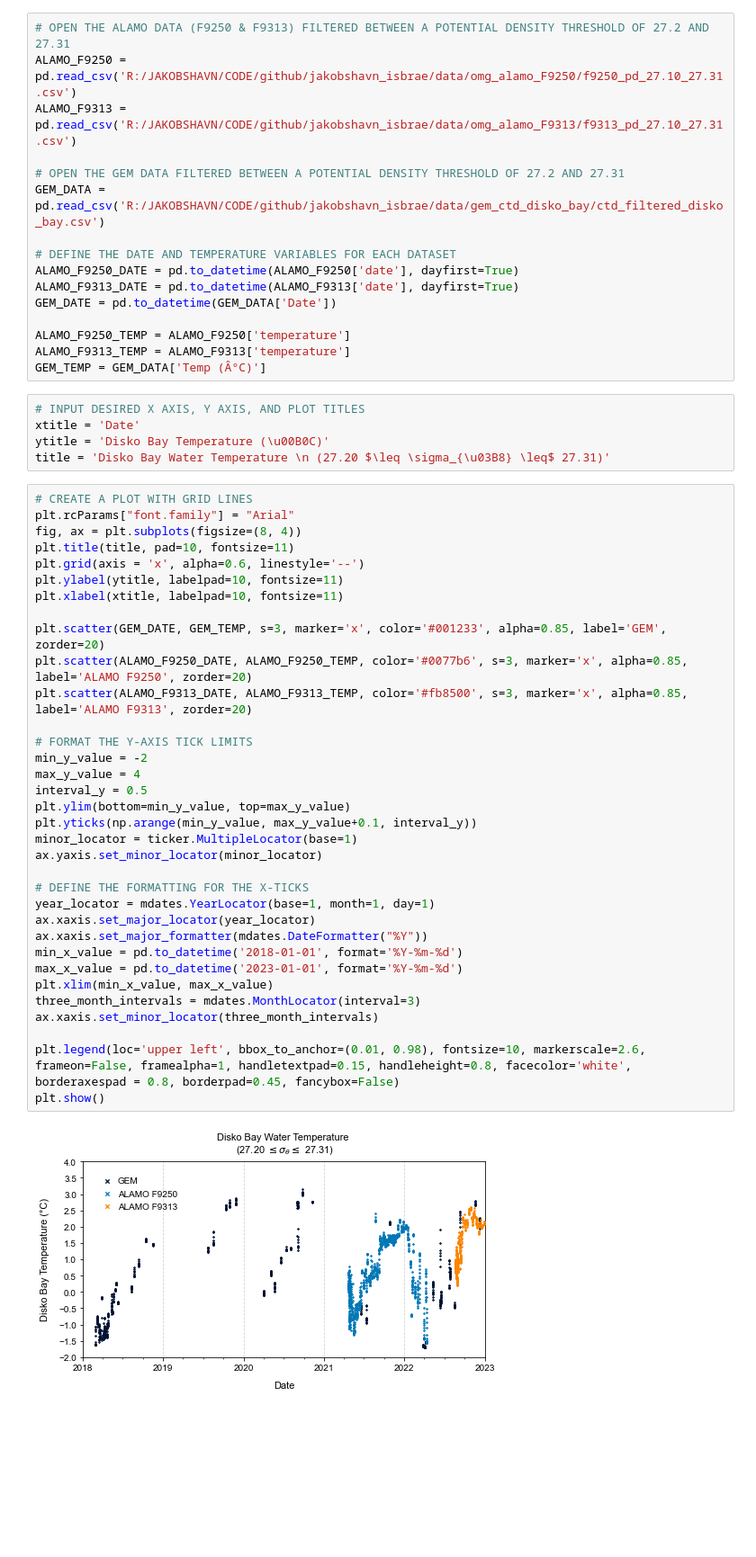
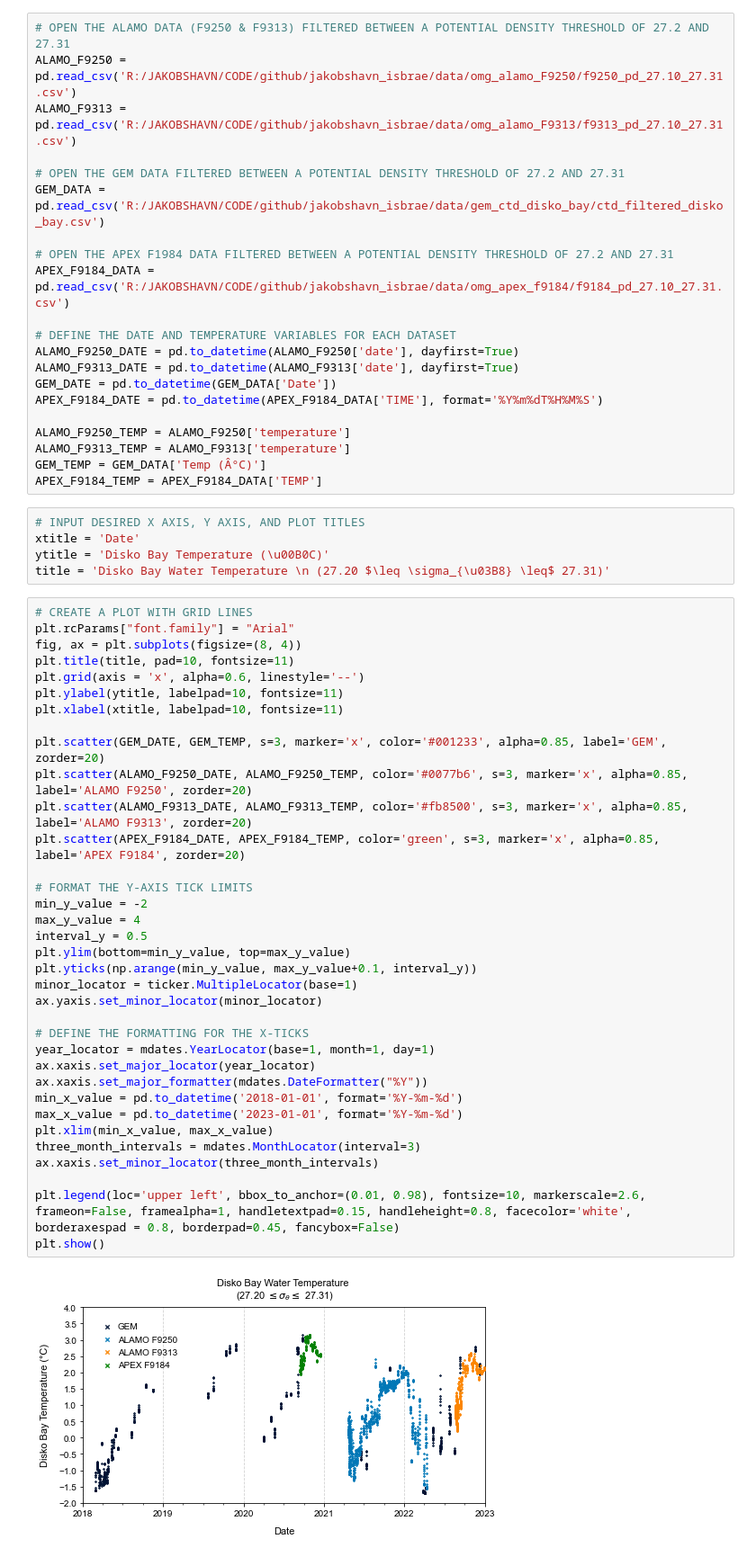
Before and after one commit to hannahpicton/jakobshavn_isbrae, a Jupyter notebook: code/analysis/ocean_data_plot.ipynb, the cells around one changed output. Shown at 90% size. Saved outputs shown, nothing was run; the diff lists cells and outputs as text; blank space fills up the shorter version.

Commit message:
added APEX F9184 filtered data to plot.

```diff
--- a/code/analysis/ocean_data_plot.ipynb
+++ b/code/analysis/ocean_data_plot.ipynb
@@ -16,14 +16,19 @@ ALAMO_F9313 = pd.read_csv('R:/JAKOBSHAVN/CODE/github/jakobshavn_isbrae/data/omg_
 # OPEN THE GEM DATA FILTERED BETWEEN A POTENTIAL DENSITY THRESHOLD OF 27.2 AND 27.31
 GEM_DATA = pd.read_csv('R:/JAKOBSHAVN/CODE/github/jakobshavn_isbrae/data/gem_ctd_disko_bay/ctd_filtered_disko_bay.csv')
 
+# OPEN THE APEX F1984 DATA FILTERED BETWEEN A POTENTIAL DENSITY THRESHOLD OF 27.2 AND 27.31
+APEX_F9184_DATA = pd.read_csv('R:/JAKOBSHAVN/CODE/github/jakobshavn_isbrae/data/omg_apex_f9184/f9184_pd_27.10_27.31.csv')
+
 # DEFINE THE DATE AND TEMPERATURE VARIABLES FOR EACH DATASET
 ALAMO_F9250_DATE = pd.to_datetime(ALAMO_F9250['date'], dayfirst=True)
 ALAMO_F9313_DATE = pd.to_datetime(ALAMO_F9313['date'], dayfirst=True)
 GEM_DATE = pd.to_datetime(GEM_DATA['Date'])
+APEX_F9184_DATE = pd.to_datetime(APEX_F9184_DATA['TIME'], format='%Y%m%dT%H%M%S')
 
 ALAMO_F9250_TEMP = ALAMO_F9250['temperature']
 ALAMO_F9313_TEMP = ALAMO_F9313['temperature']
 GEM_TEMP = GEM_DATA['Temp (Â°C)']
+APEX_F9184_TEMP = APEX_F9184_DATA['TEMP']
 # %%
 # INPUT DESIRED X AXIS, Y AXIS, AND PLOT TITLES
 xtitle = 'Date'
@@ -37,31 +42,32 @@ plt.title(title, pad=10, fontsize=11)
 plt.grid(axis = 'x', alpha=0.6, linestyle='--')
 plt.ylabel(ytitle, labelpad=10, fontsize=11)
 plt.xlabel(xtitle, labelpad=10, fontsize=11)
 
 plt.scatter(GEM_DATE, GEM_TEMP, s=3, marker='x', color='#001233', alpha=0.85, label='GEM', zorder=20)
 plt.scatter(ALAMO_F9250_DATE, ALAMO_F9250_TEMP, color='#0077b6', s=3, marker='x', alpha=0.85, label='ALAMO F9250', zorder=20)
 plt.scatter(ALAMO_F9313_DATE, ALAMO_F9313_TEMP, color='#fb8500', s=3, marker='x', alpha=0.85, label='ALAMO F9313', zorder=20)
+plt.scatter(APEX_F9184_DATE, APEX_F9184_TEMP, color='green', s=3, marker='x', alpha=0.85, label='APEX F9184', zorder=20)
 
 # FORMAT THE Y-AXIS TICK LIMITS
 min_y_value = -2
 max_y_value = 4
 interval_y = 0.5
 plt.ylim(bottom=min_y_value, top=max_y_value)
 plt.yticks(np.arange(min_y_value, max_y_value+0.1, interval_y))
 minor_locator = ticker.MultipleLocator(base=1)
 ax.yaxis.set_minor_locator(minor_locator)
 
 # DEFINE THE FORMATTING FOR THE X-TICKS
 year_locator = mdates.YearLocator(base=1, month=1, day=1)
 ax.xaxis.set_major_locator(year_locator)
 ax.xaxis.set_major_formatter(mdates.DateFormatter("%Y"))
 min_x_value = pd.to_datetime('2018-01-01', format='%Y-%m-%d')
 max_x_value = pd.to_datetime('2023-01-01', format='%Y-%m-%d')
 plt.xlim(min_x_value, max_x_value)
 three_month_intervals = mdates.MonthLocator(interval=3)
 ax.xaxis.set_minor_locator(three_month_intervals)
 
 plt.legend(loc='upper left', bbox_to_anchor=(0.01, 0.98), fontsize=10, markerscale=2.6, frameon=False, framealpha=1, handletextpad=0.15, handleheight=0.8, facecolor='white', borderaxespad = 0.8, borderpad=0.45, fancybox=False)
 plt.show()
 # %% [output]
-[figure, old version]
+[figure, new version]
```
